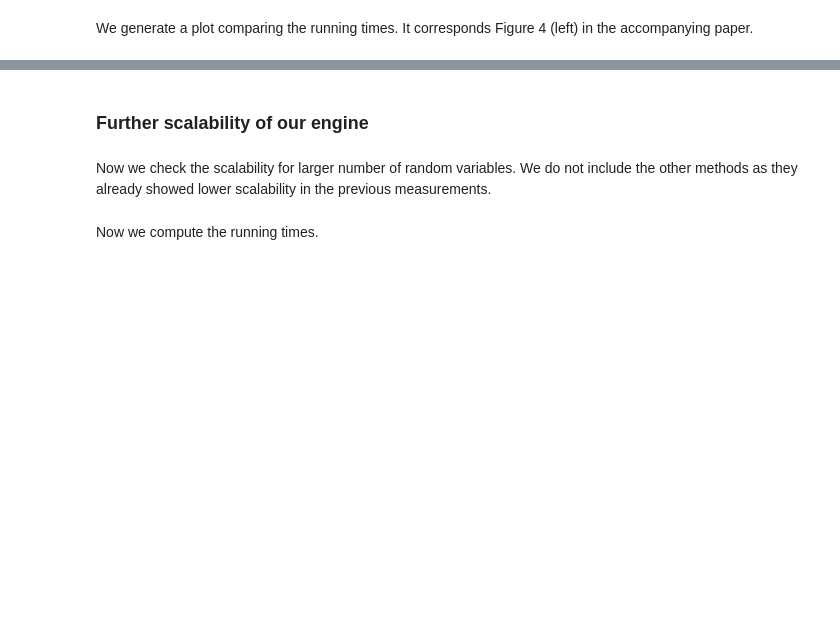
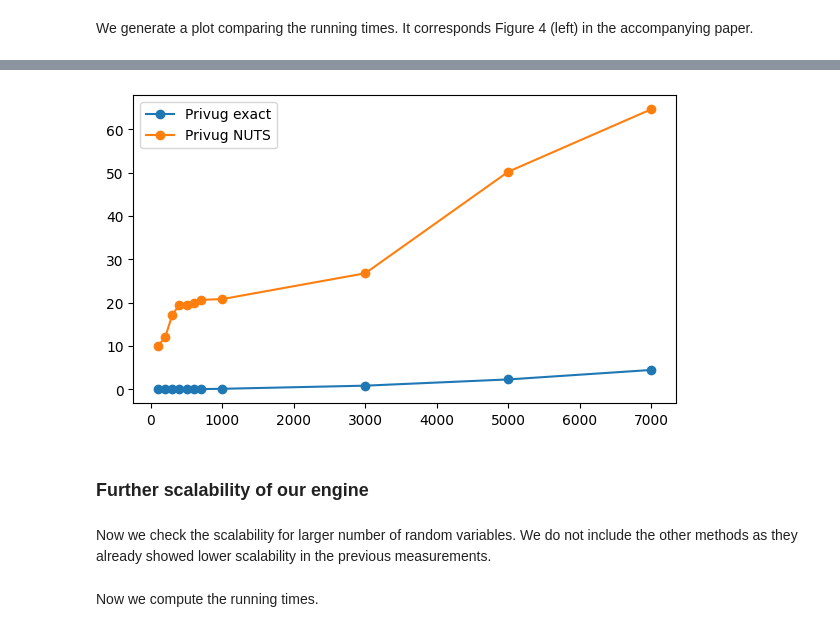
Before and after one commit to itu-square/gauss-privug, a Jupyter notebook: eval.ipynb, the cells around one changed output, grey strips where cells are left out. Saved outputs shown, nothing was run; the diff lists cells and outputs as text; code cells hidden in the pictures; blank space fills up the shorter version.

```diff
--- a/eval.ipynb
+++ b/eval.ipynb
@@ -192,0 +201,3 @@ axs.legend();
+# %%
+times_gauss_zoom       = [time_gauss(size,SYNTH1_TEMPLATE_GAUSS) for size in NUM_VARS_zoom]
+times_privug_nuts_zoom = [time_privug_nuts(size) for size in NUM_VARS_zoom]
@@ -193,3 +230,10 @@ axs.legend();
+# %%
+fig, axs = plt.subplots(1, 1, figsize=(7,4))
+axs.plot(NUM_VARS+NUM_VARS_zoom,times_gauss+times_gauss_zoom,'-o',label='Privug exact')
+axs.plot(NUM_VARS+NUM_VARS_zoom,times_privug_nuts+times_privug_nuts_zoom,'-o',label='Privug NUTS')
+axs.legend();
+# %% [output]
+[figure, added]
 # %% [markdown]
 ### Further scalability of our engine
 # %% [markdown]
```
Also changed, not shown: parts of 12 cells of this notebook.
